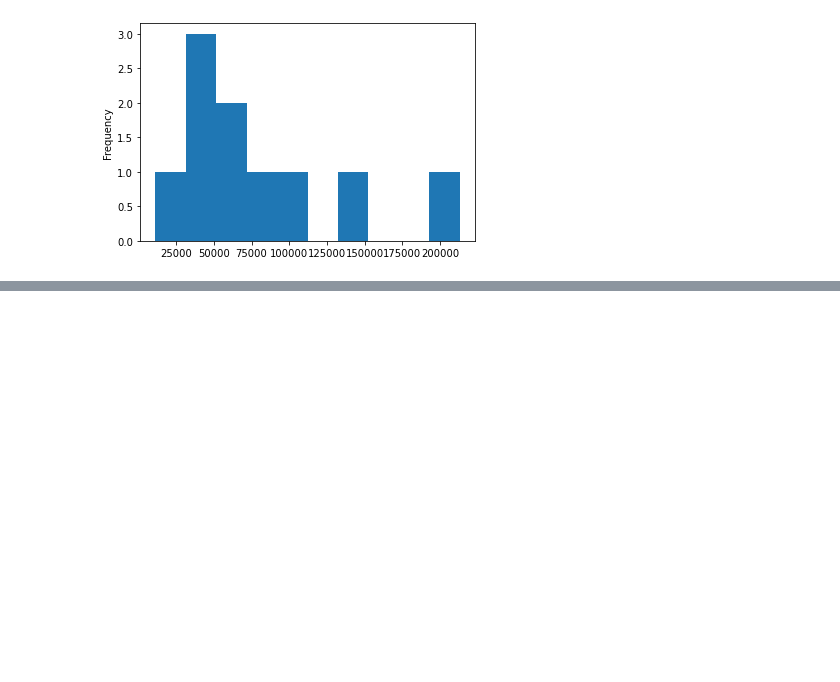
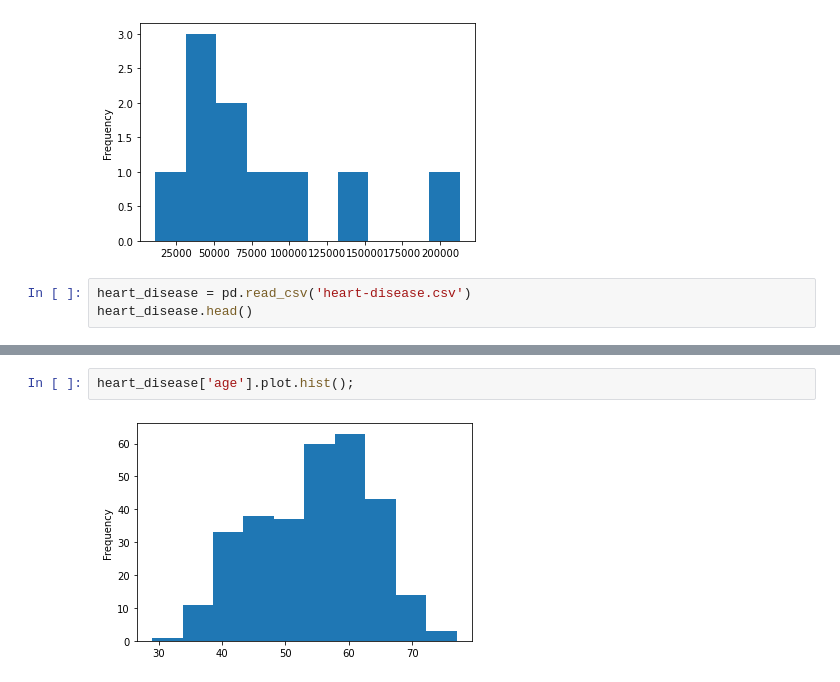
Before and after one commit to GKPSingh/M2D15, a Jupyter notebook: Learn Matplotlib.ipynb, the cells around one changed output, grey strips where cells are left out. Saved outputs shown, nothing was run; the diff lists cells and outputs as text; blank space fills up the shorter version.

```diff
--- a/Learn Matplotlib.ipynb
+++ b/Learn Matplotlib.ipynb
@@ -168,3 +168,6 @@ car_sales['Odometer (KM)'].plot(kind = 'hist')
 car_sales['Odometer (KM)'].plot.hist(bins = 10);
 # %% [output]
 [figure]
+# %%
+heart_disease = pd.read_csv('heart-disease.csv')
+heart_disease.head()
@@ -170,0 +181,4 @@ car_sales['Odometer (KM)'].plot.hist(bins = 10);
+# %%
+heart_disease['age'].plot.hist();
+# %% [output]
+[figure, added]
```
Also changed, not shown: parts of 5 cells of this notebook.
